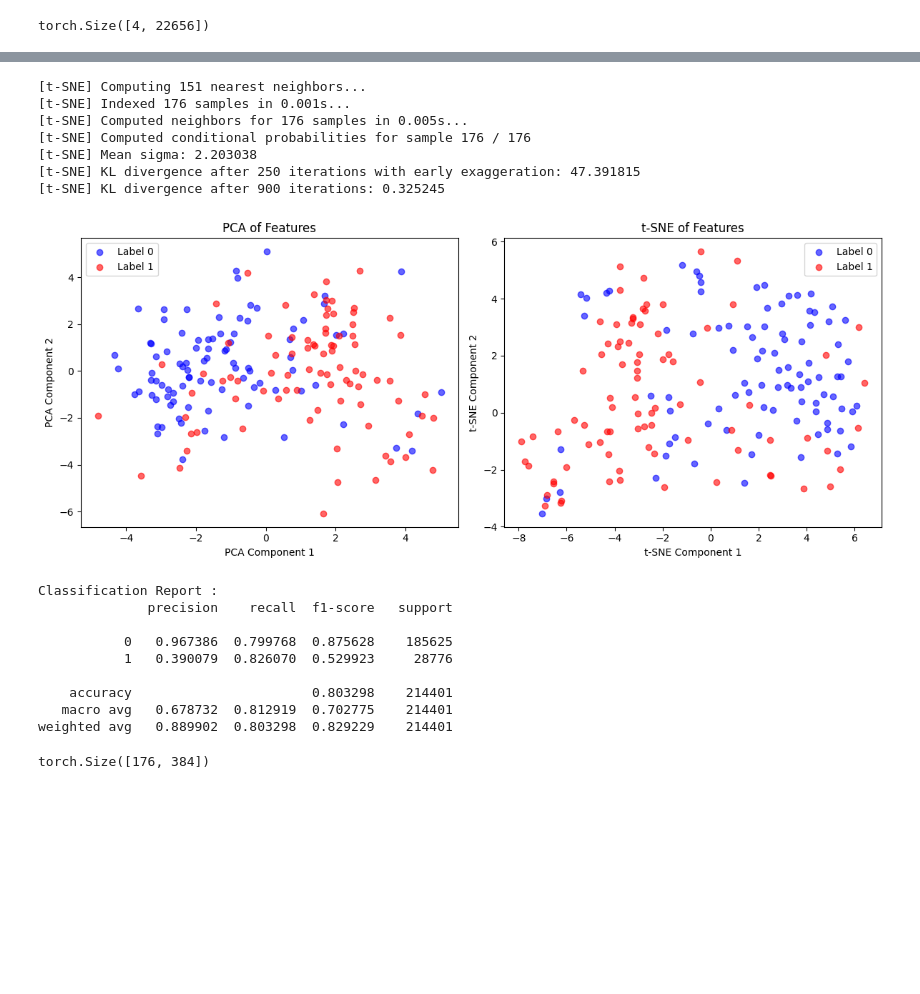
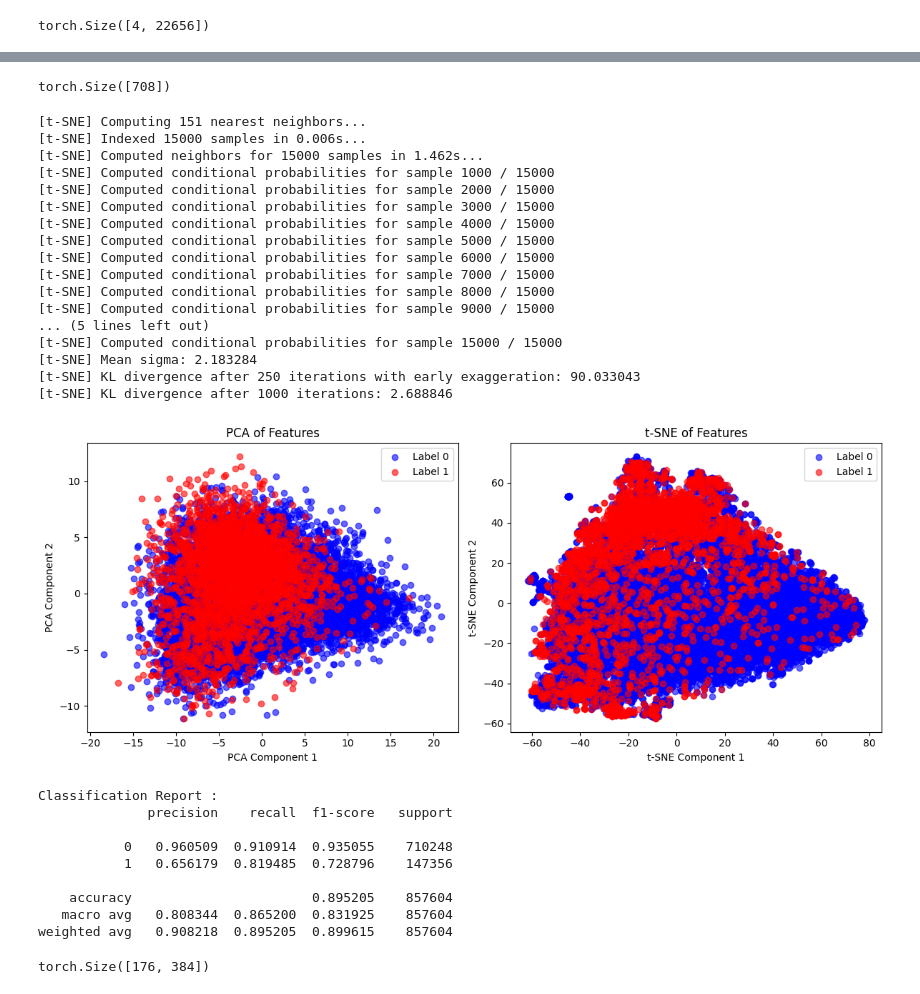
Before and after one commit to sirrus98/uni2ts, a Jupyter notebook: example/dataloader_test.ipynb, the cells around one changed output, grey strips where cells are left out. Drawn from its saved outputs; the diff is of its cells as text; code cells hidden in the pictures; blank space fills up the shorter version.

```diff
--- a/example/dataloader_test.ipynb
+++ b/example/dataloader_test.ipynb
@@ -93,9 +96,9 @@ def comb(data):
     patched_label, _, _, _, _, _ = _convert(
         context_length=pad_label.shape[1],
         patch_size=patch_size_int[0],
-        past_target=pad_label.unsqueeze(-1),
+        past_target=pad_label,
         past_observed_target=past_observed_target,
-        past_is_pad=past_is_pad[:,:,0].unsqueeze(-1), )
+        past_is_pad=past_is_pad, )
 
     patched_label = (patched_label == 1).any(dim=2)
 
@@ -105,7 +108,7 @@ def comb(data):
     # print(past_is_pad[:,:,0].unsqueeze(-1).shape)
     # print(patched_label.shape)
 
-    assert patched_label.shape[1] * pad_sequence.shape[-1] == target.shape[1]
+    assert patched_label.shape[1]== target.shape[1]
 
     return (target, observed_mask, sample_id, time_id, variate_id, prediction_mask, patch_size), patched_label
 
@@ -125,7 +128,7 @@ def comb(data):
 # return target, observed_mask, sample_id, time_id, variate_id, prediction_mask, label
 # %%
 dataset = RNSDataloader('data_cache')
-dataloader = DataLoader(dataset, batch_size=32, shuffle=False, collate_fn=comb)
+dataloader = DataLoader(dataset, batch_size=2, shuffle=True, collate_fn=comb)
 data_zip, label = next(iter(dataloader))
 target, observed_mask, sample_id, time_id, variate_id, prediction_mask, patch_size = data_zip
 # %%
@@ -286,3 +346,7 @@ plot_data(rearrange(data_zip_list[id][0][0], '(s p) f -> s (p f)', s = 4).numpy(
+# %%
+target_list[id].shape
+# %% [output]
+torch.Size([708])
 # %%
 import matplotlib.pyplot as plt
 from sklearn.decomposition import PCA
@@ -296,46 +360,56 @@ sampled_indices = np.random.choice(len(emb), n_sampled, replace=False)
 features = emb[sampled_indices]
 labels = target[sampled_indices]
 
-features = emb_list[id]
-labels = target_list[id]
+# features = emb_list[id]
+# labels = target_list[id]
 pca = PCA(n_components=3)
 pca_result = pca.fit_transform(features)
 
 # Perform t-SNE and reduce dimensions to 2
 tsne = TSNE(n_components=2, random_state=42, verbose=True, perplexity=50)
 tsne_result = tsne.fit_transform(features)
 
 # Plot PCA
 plt.figure(figsize=(12, 5))
 
 plt.subplot(1, 2, 1)
 plt.scatter(pca_result[labels == 0, 0], pca_result[labels == 0, 1], label='Label 0', alpha=0.6, c='blue')
 plt.scatter(pca_result[labels == 1, 0], pca_result[labels == 1, 1], label='Label 1', alpha=0.6, c='red')
 plt.title('PCA of Features')
 plt.xlabel('PCA Component 1')
 plt.ylabel('PCA Component 2')
 plt.legend()
 
 # Plot t-SNE
 plt.subplot(1, 2, 2)
 plt.scatter(tsne_result[labels == 0, 0], tsne_result[labels == 0, 1], label='Label 0', alpha=0.6, c='blue')
 plt.scatter(tsne_result[labels == 1, 0], tsne_result[labels == 1, 1], label='Label 1', alpha=0.6, c='red')
 plt.title('t-SNE of Features')
 plt.xlabel('t-SNE Component 1')
 plt.ylabel('t-SNE Component 2')
 plt.legend()
 
 plt.tight_layout()
 plt.show()
 # %% [output]
 [t-SNE] Computing 151 nearest neighbors...
-[t-SNE] Indexed 176 samples in 0.001s...
-[t-SNE] Computed neighbors for 176 samples in 0.005s...
-[t-SNE] Computed conditional probabilities for sample 176 / 176
-[t-SNE] Mean sigma: 2.203038
-[t-SNE] KL divergence after 250 iterations with early exaggeration: 47.391815
-[t-SNE] KL divergence after 900 iterations: 0.325245
+[t-SNE] Indexed 15000 samples in 0.006s...
+[t-SNE] Computed neighbors for 15000 samples in 1.462s...
+[t-SNE] Computed conditional probabilities for sample 1000 / 15000
+[t-SNE] Computed conditional probabilities for sample 2000 / 15000
+[t-SNE] Computed conditional probabilities for sample 3000 / 15000
+[t-SNE] Computed conditional probabilities for sample 4000 / 15000
+[t-SNE] Computed conditional probabilities for sample 5000 / 15000
+[t-SNE] Computed conditional probabilities for sample 6000 / 15000
+[t-SNE] Computed conditional probabilities for sample 7000 / 15000
+[t-SNE] Computed conditional probabilities for sample 8000 / 15000
+[t-SNE] Computed conditional probabilities for sample 9000 / 15000
+... (5 lines left out)
+[t-SNE] Computed conditional probabilities for sample 15000 / 15000
+[t-SNE] Mean sigma: 2.183284
+[t-SNE] KL divergence after 250 iterations with early exaggeration: 90.033043
+[t-SNE] KL divergence after 1000 iterations: 2.688846
-[figure, old version]
+[figure, new version]
 # %%
 from sklearn.metrics import classification_report
 clf_report = classification_report(torch.argmax(pred_raw, dim=1), target, digits=6)
@@ -345,12 +419,12 @@ print(f"Classification Report : \n{clf_report}")
 Classification Report :
               precision    recall  f1-score   support
 
-           0   0.967386  0.799768  0.875628    185625
-           1   0.390079  0.826070  0.529923     28776
+           0   0.960509  0.910914  0.935055    710248
+           1   0.656179  0.819485  0.728796    147356
 
-    accuracy                       0.803298    214401
-   macro avg   0.678732  0.812919  0.702775    214401
-weighted avg   0.889902  0.803298  0.829229    214401
+    accuracy                       0.895205    857604
+   macro avg   0.808344  0.865200  0.831925    857604
+weighted avg   0.908218  0.895205  0.899615    857604
 # %%
 emb_list[id].shape
 # %% [output]
```
Also changed, not shown: parts of 16 cells of this notebook, 2 other files.
